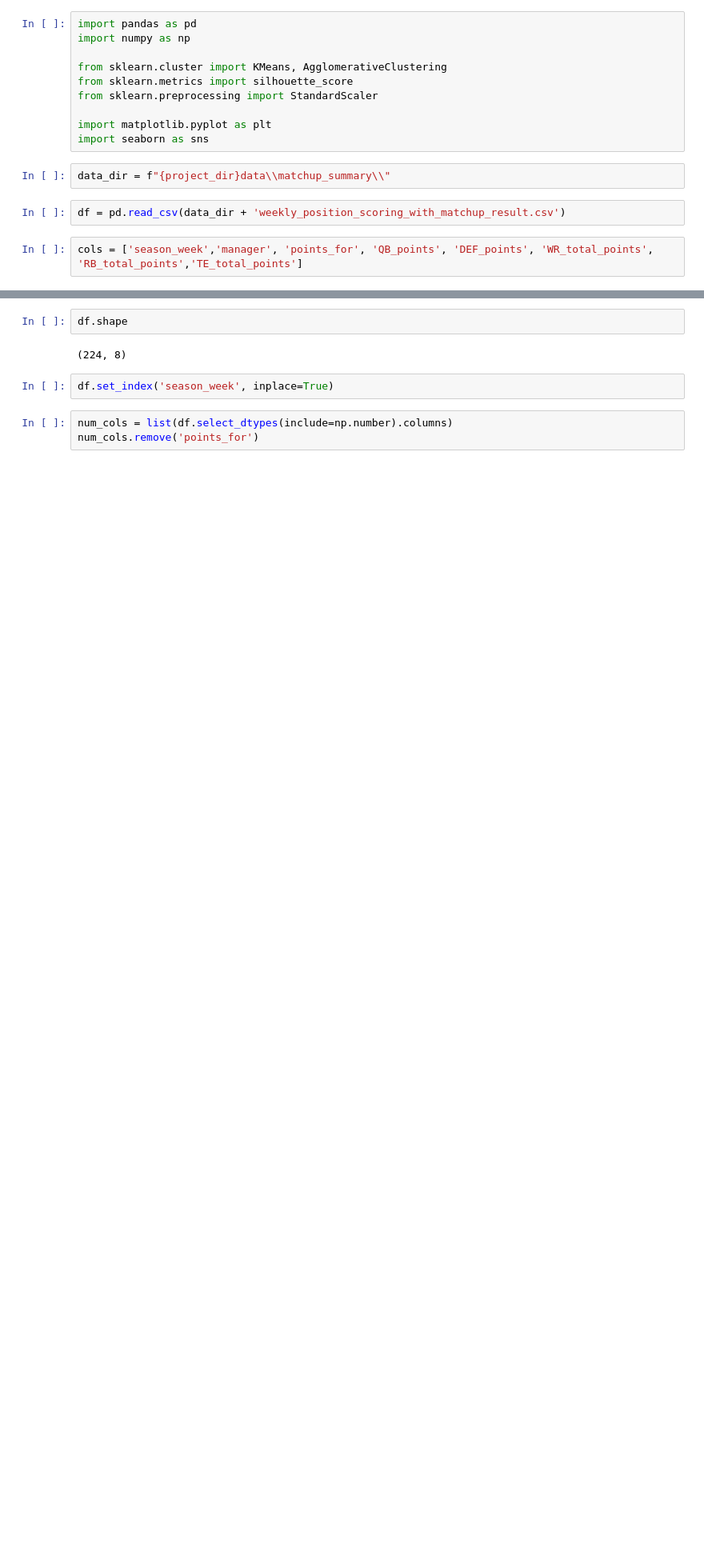
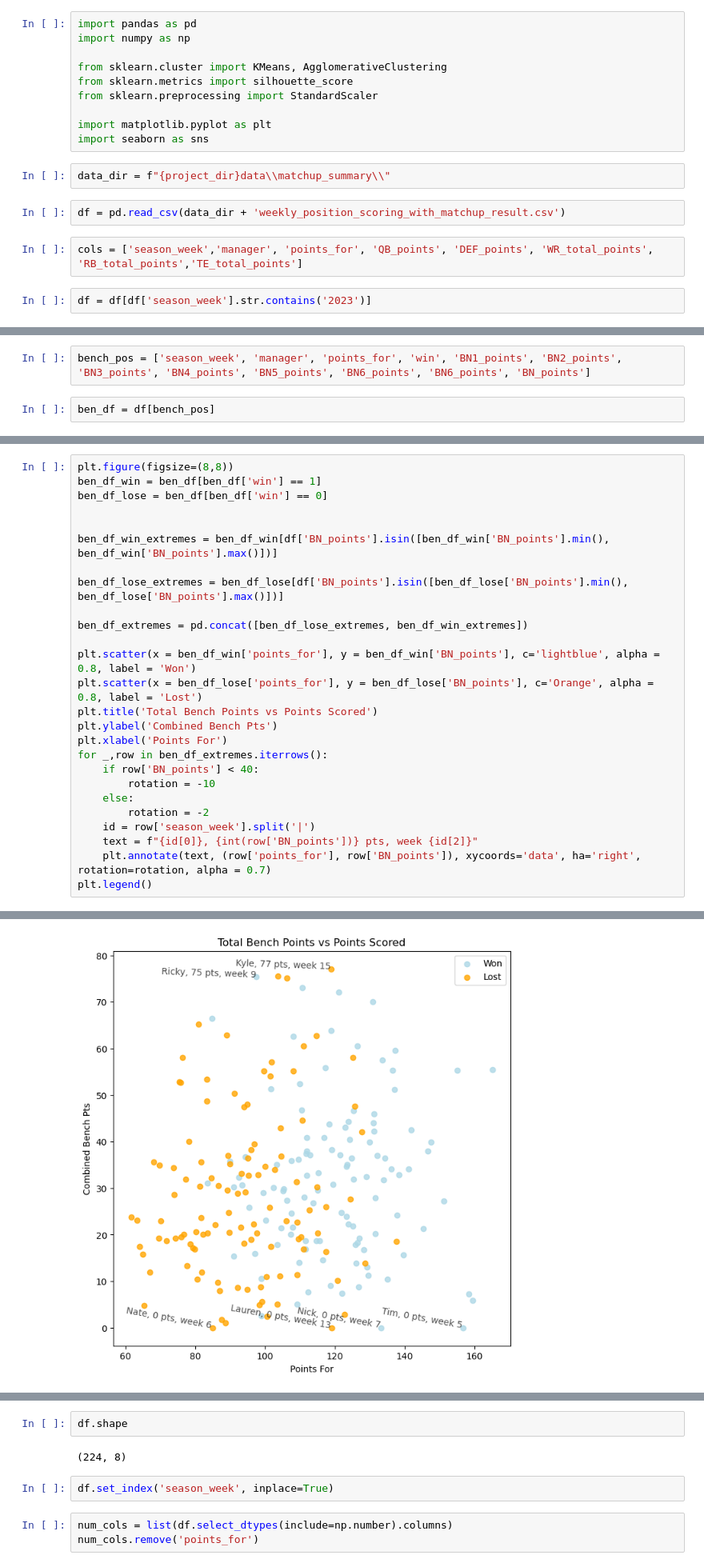
Before and after one commit to mikeminik/yahoo-ssff, a Jupyter notebook: viz/positional_data_EDA.ipynb, the cells around one changed output, grey strips where cells are left out. Shown: that part at 80% size. Saved outputs shown, nothing was run; the diff lists cells and outputs as text; blank space fills up the shorter version.

Commit message:
introduced bench analysis and chart

```diff
--- a/viz/positional_data_EDA.ipynb
+++ b/viz/positional_data_EDA.ipynb
@@ -16,3 +16,5 @@ data_dir = f"{project_dir}data\\matchup_summary\\"
 df = pd.read_csv(data_dir + 'weekly_position_scoring_with_matchup_result.csv')
 # %%
 cols = ['season_week','manager', 'points_for', 'QB_points', 'DEF_points', 'WR_total_points', 'RB_total_points','TE_total_points']
+# %%
+df = df[df['season_week'].str.contains('2023')]
@@ -18,0 +23,4 @@ cols = ['season_week','manager', 'points_for', 'QB_points', 'DEF_points', 'WR_to
+# %%
+bench_pos = ['season_week', 'manager', 'points_for', 'win', 'BN1_points', 'BN2_points', 'BN3_points', 'BN4_points', 'BN5_points', 'BN6_points', 'BN6_points', 'BN_points']
+# %%
+ben_df = df[bench_pos]
@@ -18,0 +34,27 @@ cols = ['season_week','manager', 'points_for', 'QB_points', 'DEF_points', 'WR_to
+# %%
+plt.figure(figsize=(8,8))
+ben_df_win = ben_df[ben_df['win'] == 1]
+ben_df_lose = ben_df[ben_df['win'] == 0]
+
+
+ben_df_win_extremes = ben_df_win[df['BN_points'].isin([ben_df_win['BN_points'].min(), ben_df_win['BN_points'].max()])]
+
+ben_df_lose_extremes = ben_df_lose[df['BN_points'].isin([ben_df_lose['BN_points'].min(), ben_df_lose['BN_points'].max()])]
+
+ben_df_extremes = pd.concat([ben_df_lose_extremes, ben_df_win_extremes])
+
+plt.scatter(x = ben_df_win['points_for'], y = ben_df_win['BN_points'], c='lightblue', alpha = 0.8, label = 'Won')
+plt.scatter(x = ben_df_lose['points_for'], y = ben_df_lose['BN_points'], c='Orange', alpha = 0.8, label = 'Lost')
+plt.title('Total Bench Points vs Points Scored')
+plt.ylabel('Combined Bench Pts')
+plt.xlabel('Points For')
+for _,row in ben_df_extremes.iterrows():
+    if row['BN_points'] < 40:
+        rotation = -10
+    else:
+        rotation = -2
+    id = row['season_week'].split('|')
+    text = f"{id[0]}, {int(row['BN_points'])} pts, week {id[2]}"
+    plt.annotate(text, (row['points_for'], row['BN_points']), xycoords='data', ha='right', rotation=rotation, alpha = 0.7)
+plt.legend()
+# %% [output]
@@ -18,0 +62 @@ cols = ['season_week','manager', 'points_for', 'QB_points', 'DEF_points', 'WR_to
+[figure, added]
```
Also changed, not shown: parts of 12 cells of this notebook, 3 other files.
